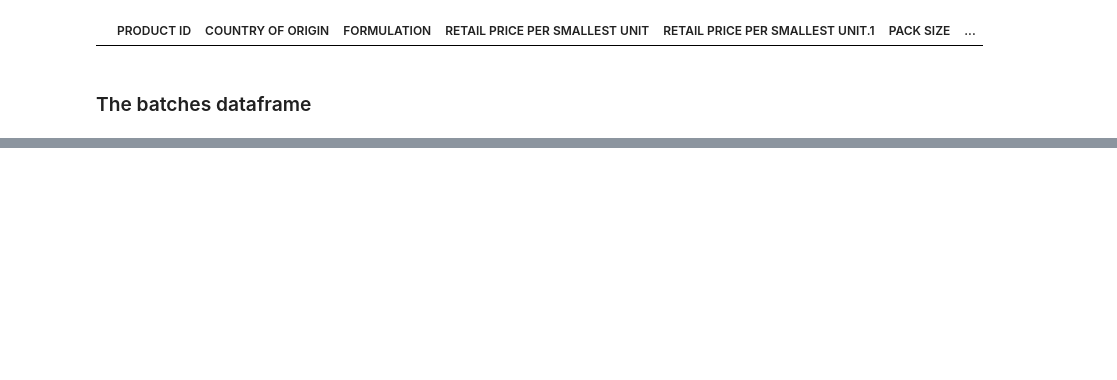
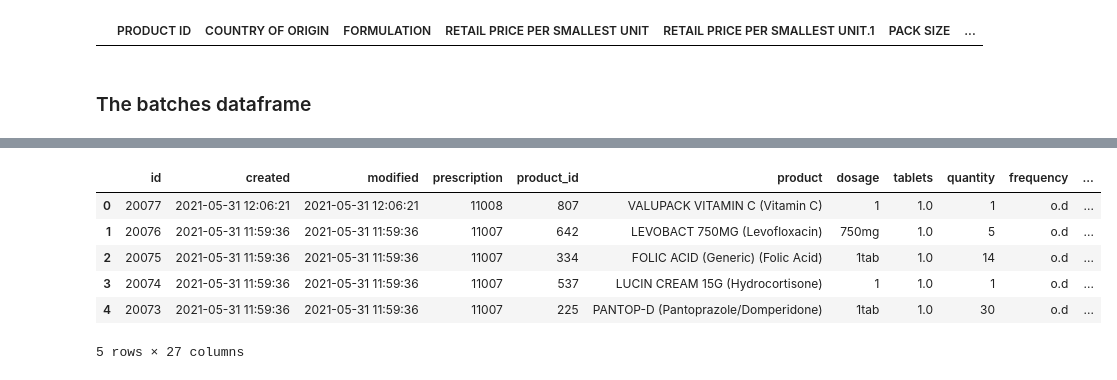
Before and after one commit to evananyonga/DuplicatesProject, a Jupyter notebook: filtering_duplicates.ipynb, the cells around one changed output, grey strips where cells are left out. Saved outputs shown, nothing was run; the diff lists cells and outputs as text; code cells hidden in the pictures; blank space fills up the shorter version.

```diff
--- a/filtering_duplicates.ipynb
+++ b/filtering_duplicates.ipynb
@@ -672,0 +313,10 @@ unique_pdts_df.loc['Diclofenac 12.5mg Suppositories', 'GENERIC NAME']
+# %%
+recipe_df.head()
+# %% [output]
+|  | id | created | modified | prescription | product_id | product | dosage | tablets | quantity | frequency | ... |
+| 0 | 20077 | 2021-05-31 12:06:21 | 2021-05-31 12:06:21 | 11008 | 807 | VALUPACK VITAMIN C (Vitamin C) | 1 | 1.0 | 1 | o.d | ... |
+| 1 | 20076 | 2021-05-31 11:59:36 | 2021-05-31 11:59:36 | 11007 | 642 | LEVOBACT 750MG (Levofloxacin) | 750mg | 1.0 | 5 | o.d | ... |
+| 2 | 20075 | 2021-05-31 11:59:36 | 2021-05-31 11:59:36 | 11007 | 334 | FOLIC ACID (Generic) (Folic Acid) | 1tab | 1.0 | 14 | o.d | ... |
+| 3 | 20074 | 2021-05-31 11:59:36 | 2021-05-31 11:59:36 | 11007 | 537 | LUCIN CREAM 15G (Hydrocortisone) | 1 | 1.0 | 1 | o.d | ... |
+| 4 | 20073 | 2021-05-31 11:59:36 | 2021-05-31 11:59:36 | 11007 | 225 | PANTOP-D (Pantoprazole/Domperidone) | 1tab | 1.0 | 30 | o.d | ... |
+5 rows × 27 columns
```
Also changed, not shown: parts of 143 cells of this notebook.
